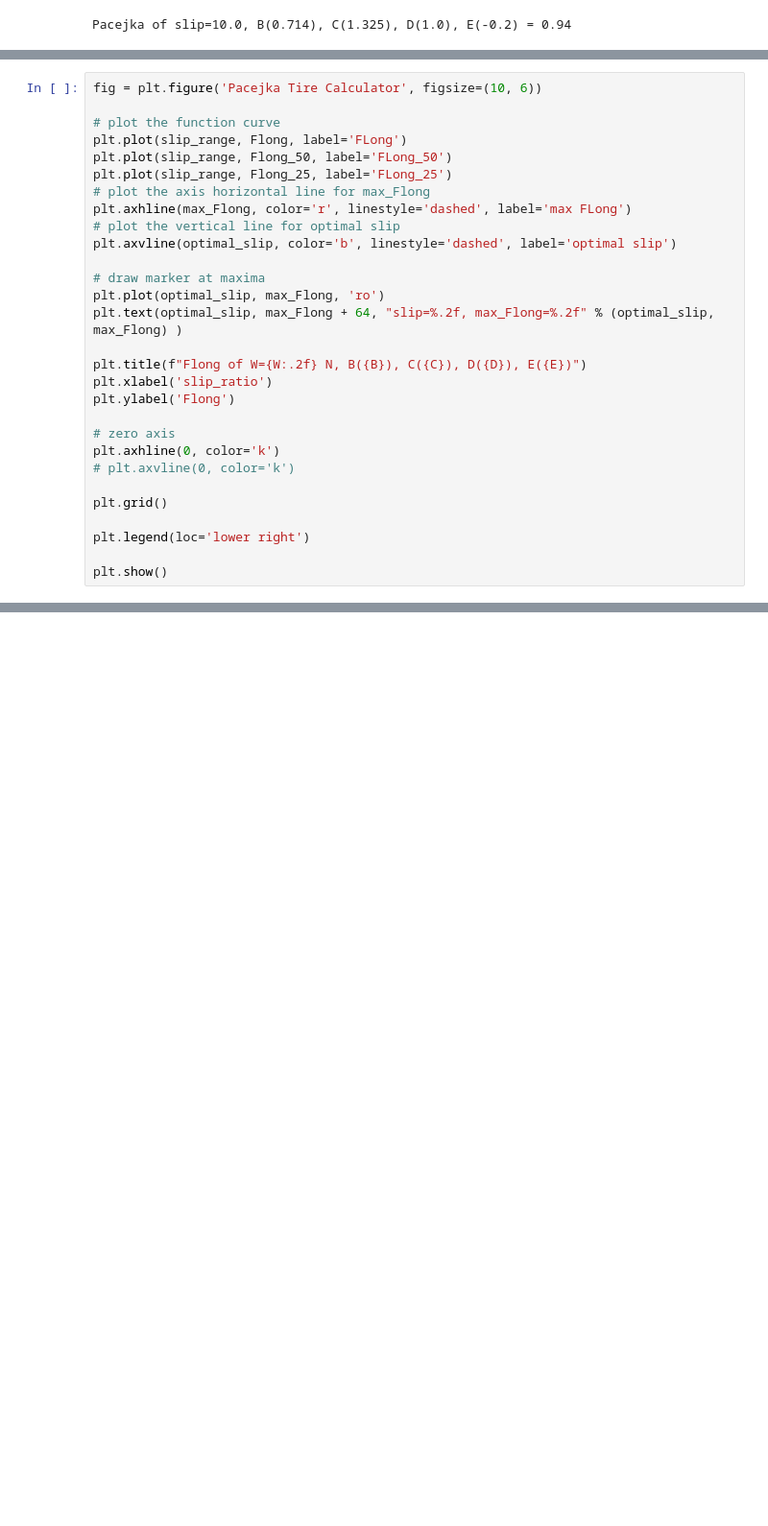
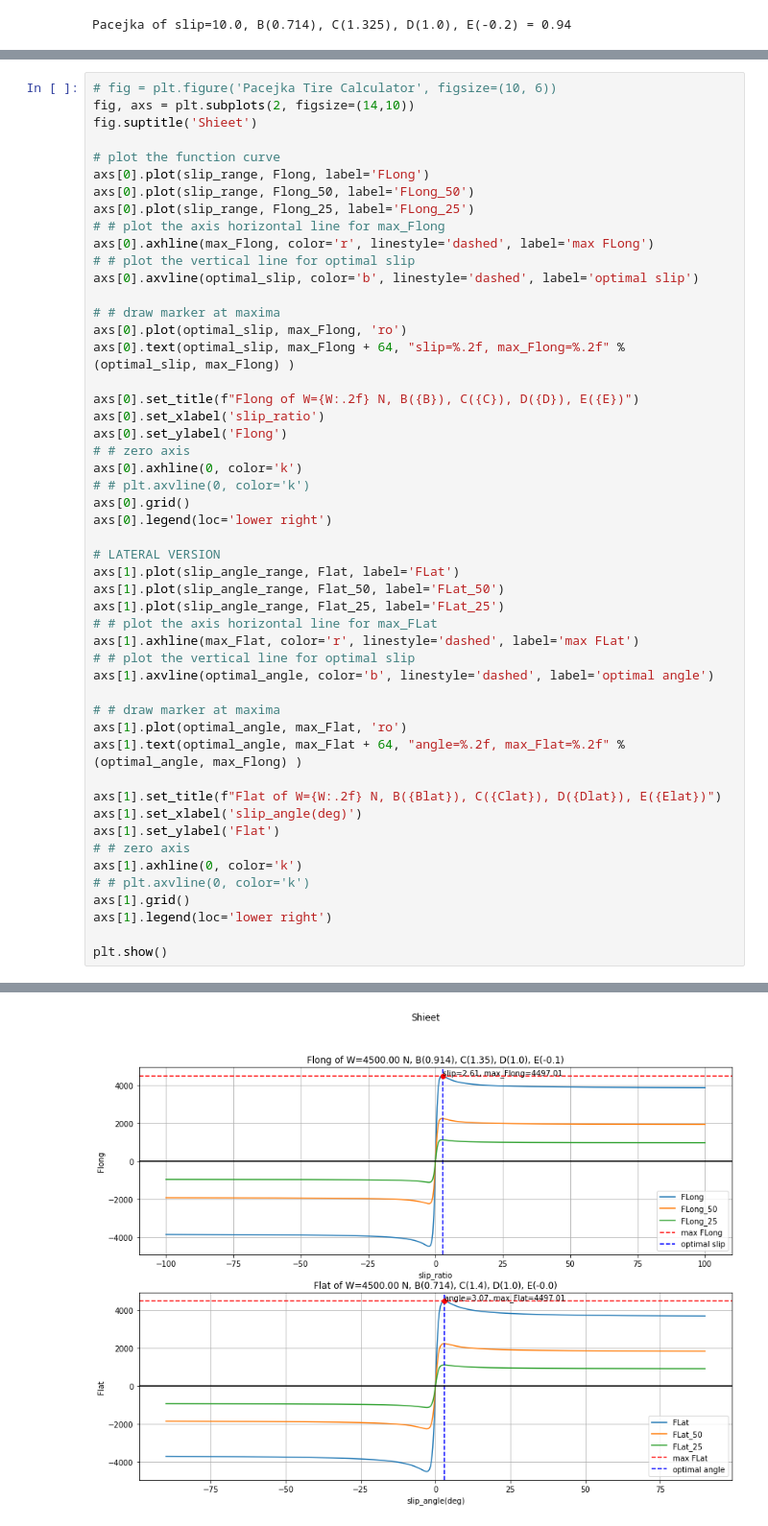
Before and after one commit to bowvernon110391/pacejka, a Jupyter notebook: pacejka.ipynb, the cells around one changed output, grey strips where cells are left out. Shown at 96% size. Drawn from its saved outputs; the diff is of its cells as text; blank space fills up the shorter version.

Commit message:
add subplot for lateral. todo: add combined surface plot

```diff
--- a/pacejka.ipynb
+++ b/pacejka.ipynb
@@ -48,30 +64,51 @@ optimal_slip = slip_range[result[0]]
 # %%
-fig = plt.figure('Pacejka Tire Calculator', figsize=(10, 6))
+# fig = plt.figure('Pacejka Tire Calculator', figsize=(10, 6))
+fig, axs = plt.subplots(2, figsize=(14,10))
+fig.suptitle('Shieet')
 
 # plot the function curve
-plt.plot(slip_range, Flong, label='FLong')
-plt.plot(slip_range, Flong_50, label='FLong_50')
-plt.plot(slip_range, Flong_25, label='FLong_25')
-# plot the axis horizontal line for max_Flong
-plt.axhline(max_Flong, color='r', linestyle='dashed', label='max FLong')
-# plot the vertical line for optimal slip
-plt.axvline(optimal_slip, color='b', linestyle='dashed', label='optimal slip')
+axs[0].plot(slip_range, Flong, label='FLong')
+axs[0].plot(slip_range, Flong_50, label='FLong_50')
+axs[0].plot(slip_range, Flong_25, label='FLong_25')
+# # plot the axis horizontal line for max_Flong
+axs[0].axhline(max_Flong, color='r', linestyle='dashed', label='max FLong')
+# # plot the vertical line for optimal slip
+axs[0].axvline(optimal_slip, color='b', linestyle='dashed', label='optimal slip')
 
-# draw marker at maxima
-plt.plot(optimal_slip, max_Flong, 'ro')
-plt.text(optimal_slip, max_Flong + 64, "slip=%.2f, max_Flong=%.2f" % (optimal_slip, max_Flong) )
+# # draw marker at maxima
+axs[0].plot(optimal_slip, max_Flong, 'ro')
+axs[0].text(optimal_slip, max_Flong + 64, "slip=%.2f, max_Flong=%.2f" % (optimal_slip, max_Flong) )
 
-plt.title(f"Flong of W={W:.2f} N, B({B}), C({C}), D({D}), E({E})")
-plt.xlabel('slip_ratio')
-plt.ylabel('Flong')
+axs[0].set_title(f"Flong of W={W:.2f} N, B({B}), C({C}), D({D}), E({E})")
+axs[0].set_xlabel('slip_ratio')
+axs[0].set_ylabel('Flong')
+# # zero axis
+axs[0].axhline(0, color='k')
+# # plt.axvline(0, color='k')
+axs[0].grid()
+axs[0].legend(loc='lower right')
 
-# zero axis
-plt.axhline(0, color='k')
-# plt.axvline(0, color='k')
+# LATERAL VERSION
+axs[1].plot(slip_angle_range, Flat, label='FLat')
+axs[1].plot(slip_angle_range, Flat_50, label='FLat_50')
+axs[1].plot(slip_angle_range, Flat_25, label='FLat_25')
+# # plot the axis horizontal line for max_FLat
+axs[1].axhline(max_Flat, color='r', linestyle='dashed', label='max FLat')
+# # plot the vertical line for optimal slip
+axs[1].axvline(optimal_angle, color='b', linestyle='dashed', label='optimal angle')
 
-plt.grid()
+# # draw marker at maxima
+axs[1].plot(optimal_angle, max_Flat, 'ro')
+axs[1].text(optimal_angle, max_Flat + 64, "angle=%.2f, max_Flat=%.2f" % (optimal_angle, max_Flong) )
 
-plt.legend(loc='lower right')
+axs[1].set_title(f"Flat of W={W:.2f} N, B({Blat}), C({Clat}), D({Dlat}), E({Elat})")
+axs[1].set_xlabel('slip_angle(deg)')
+axs[1].set_ylabel('Flat')
+# # zero axis
+axs[1].axhline(0, color='k')
+# # plt.axvline(0, color='k')
+axs[1].grid()
+axs[1].legend(loc='lower right')
 
 plt.show()
 # %% [output]
@@ -78,0 +115 @@ plt.show()
+[figure, added]
```
Also changed, not shown: parts of 3 cells of this notebook.
